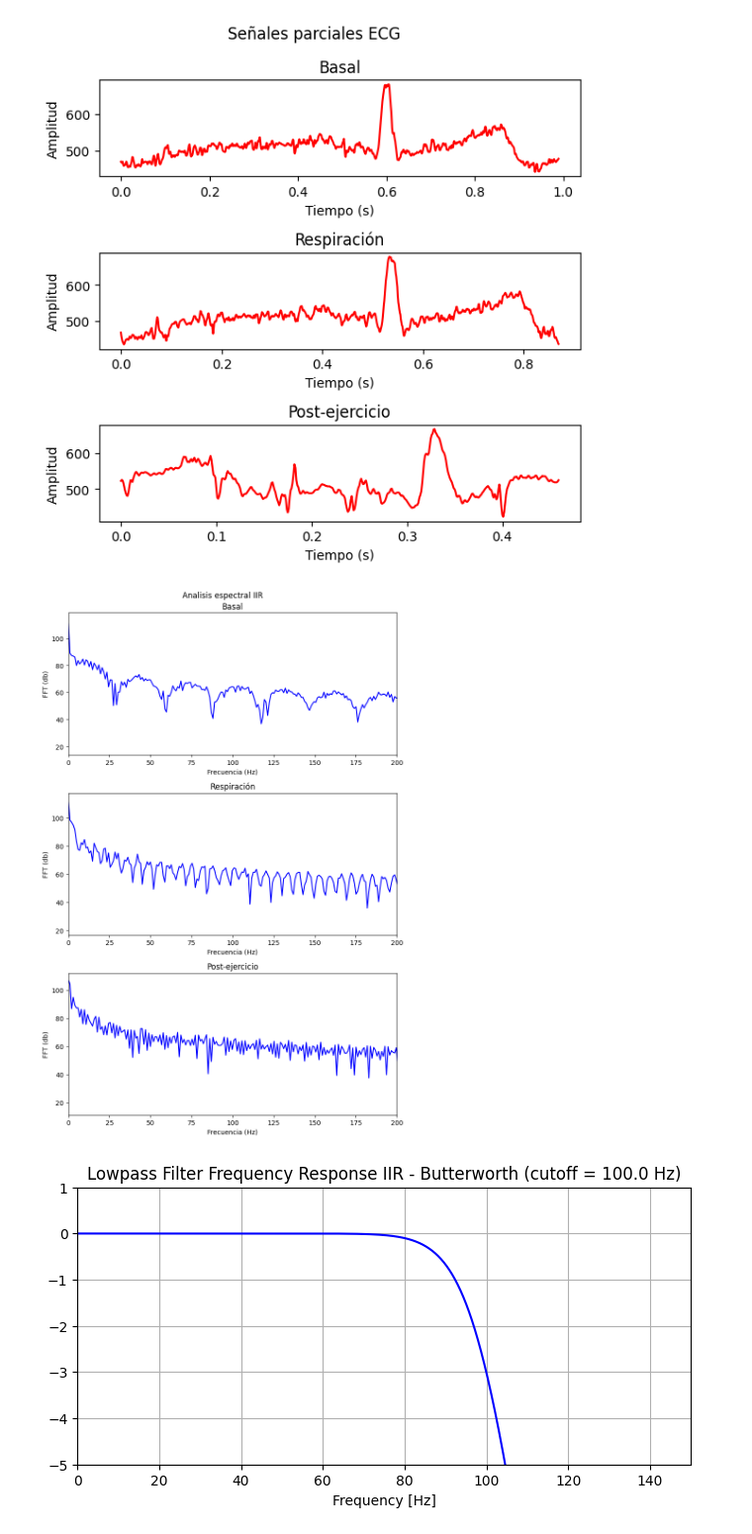
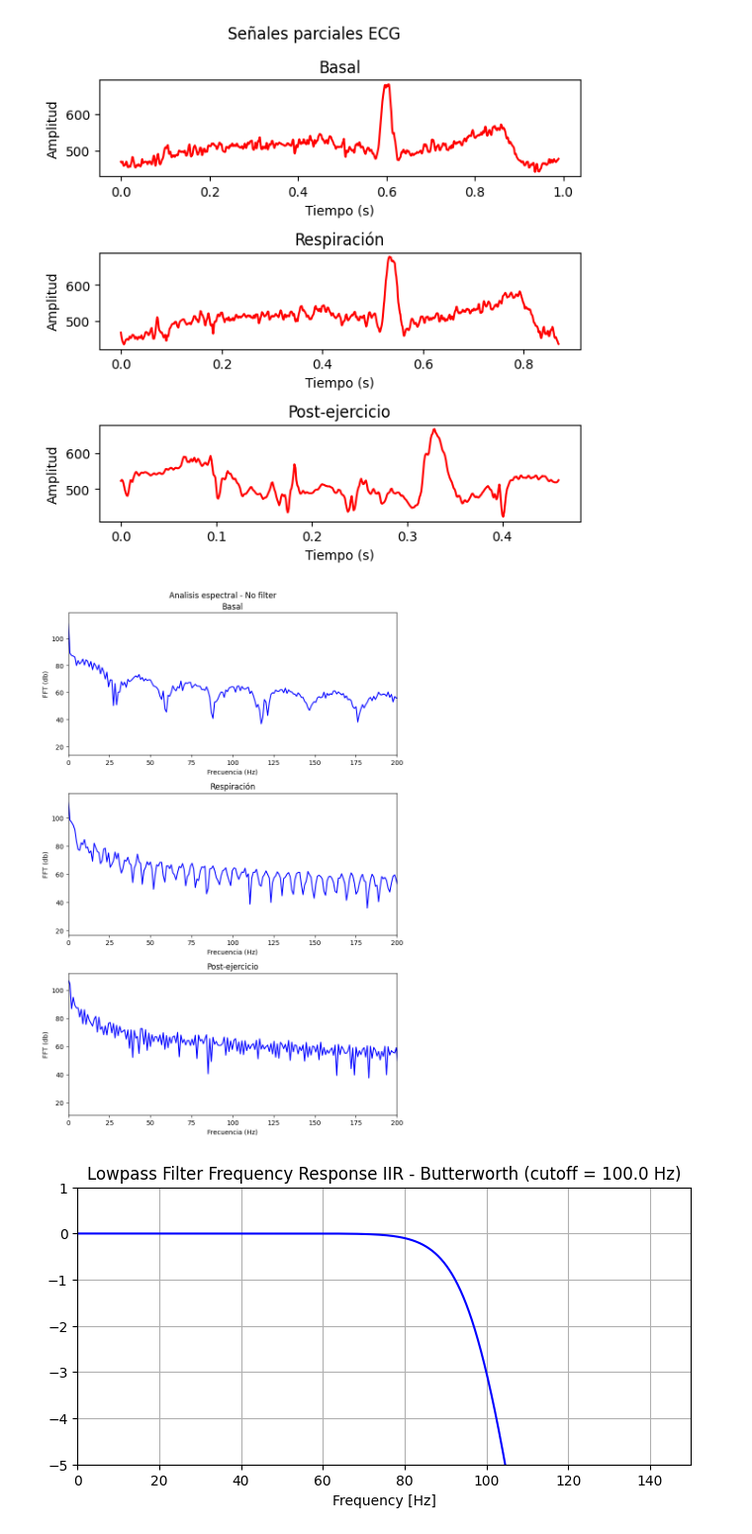
Before and after one commit to Grupo2-IntroduccionSenalesMedicas/S_biomedica, a Jupyter notebook: ISB/Laboratorios/Programación/Filtering/FilteringSignals.ipynb, the cells around one changed output. Shown at 99% size. Cells and saved outputs as stored; diff of their text form; code cells hidden in the pictures.

```diff
--- a/ISB/Laboratorios/Programación/Filtering/FilteringSignals.ipynb
+++ b/ISB/Laboratorios/Programación/Filtering/FilteringSignals.ipynb
@@ -165,16 +165,16 @@ fig.savefig('Imagenes/Señales parciales ECG.png')
 # %%
 bx,by = fft_ECG(basal); rx,ry = fft_ECG(resp); px,py = fft_ECG(post)
 
 fig, axs=plt.subplots(3,1,figsize=(8,12))
-plt.suptitle('Analisis espectral IIR')
+plt.suptitle('Analisis espectral - No filter')
 axs[0].plot(bx,by, 'b'); axs[0].set(title = 'Basal', ylabel = 'FFT (db)', xlabel = 'Frecuencia (Hz)', xlim = (0,200))
 axs[1].plot(rx,ry, 'b'); axs[1].set(title = 'Respiración', ylabel = 'FFT (db)', xlabel = 'Frecuencia (Hz)', xlim = (0,200))
 axs[2].plot(px,py, 'b'); axs[2].set(title = 'Post-ejercicio', ylabel = 'FFT (db)', xlabel = 'Frecuencia (Hz)', xlim = (0,200))
 plt.tight_layout()
 plt.show()
-fig.savefig('Imagenes/Analisis espectral IIR.png')
+fig.savefig('Imagenes/Analisis espectral - No filter.png')
 # %% [output]
-[figure, old version]
+[figure, new version]
 # %%
 # Filtro IIR - Butterworth
 order = 8
```
Also changed, not shown: parts of 5 cells of this notebook, 7 other files.
